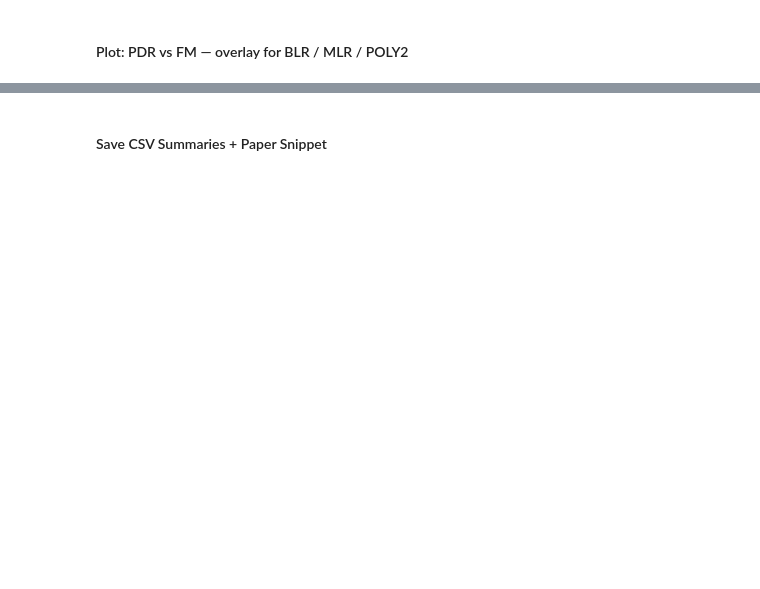
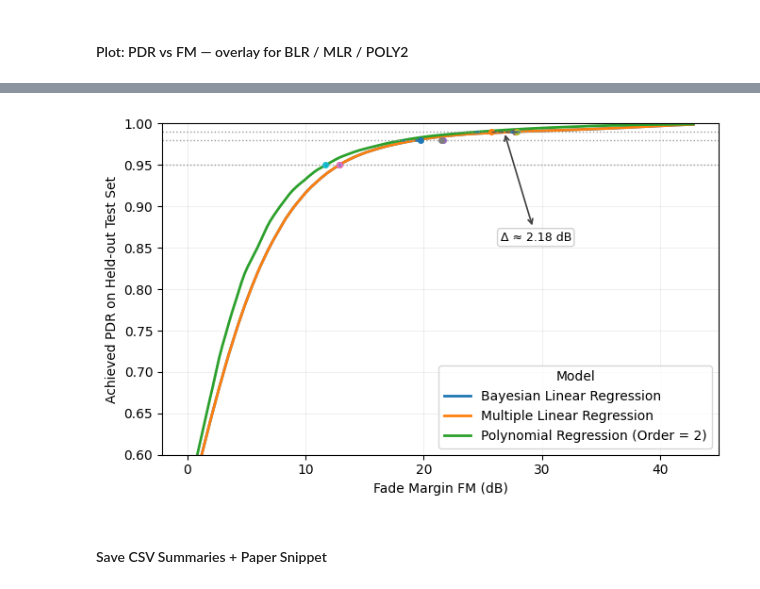
Before and after one commit to nahshonmokua/LoRaWAN-Indoor-PL-parametrics, a Jupyter notebook: 05_FADE MARGIN ANALYSIS.ipynb, the cells around one changed output, grey strips where cells are left out. Saved outputs shown, nothing was run; the diff lists cells and outputs as text; code cells hidden in the pictures; blank space fills up the shorter version.

```diff
--- a/05_FADE MARGIN ANALYSIS.ipynb
+++ b/05_FADE MARGIN ANALYSIS.ipynb
@@ -344,16 +394,17 @@ def fm_with_uncertainty(eps, p, use_parametric=True, B=5000, random_state=RANDOM
 # %% [markdown]
 #### Calibrate on OOF + Load Test Residuals
 # %%
-# Build FM table across BLR / MLR / POLY2 using OOF residuals
 rows = []
 for fam, eps in oof_residuals.items():
     for p in P_GRID:
-        out = fm_with_uncertainty(eps, p, use_parametric=True, B=5000)
+        out = fm_with_uncertainty(eps, p, use_parametric=True, B=5000,
+                                  random_state=RANDOM_STATE, cluster=oof_devices.get(fam))
         rows.append({"model": fam, **out})
 
 fm_table = pd.DataFrame(rows)
 display_cols = ["model", "p", "fm_emp", "fm_emp_lo", "fm_emp_hi",
                 "param_name", "fm_param",
-                "selected", "fm_sel", "fm_sel_lo", "fm_sel_hi", "block_len"]
-print(fm_table[display_cols].round(3).sort_values(["model","p"]).to_string(index=False))
+                "selected", "fm_sel", "fm_sel_lo", "fm_sel_hi", "block_len", "estimator_note"]
+
+display(fm_table[display_cols].round(3).sort_values(["model","p"]))
 # %% [output]
@@ -464,3 +467,82 @@ plt.show()
+# %%
+legend_map = {
+    "MLR":  "Multiple Linear Regression",
+    "BLR":  "Bayesian Linear Regression",
+    "POLY2":"Polynomial Regression (Order = 2)",
+}
+
+def pdr_curve(eps_test, fm_min=0.0, fm_max=None, num=160):
+    if fm_max is None:
+        fm_max = max(HEURISTIC_FM_DB, np.percentile(eps_test, 99.9))
+    grid = np.linspace(fm_min, fm_max, num=num)
+    pdr = np.array([np.mean(eps_test <= m) for m in grid], float)
+    return grid, pdr
+
+# Shared x-range
+eps_all = list(test_residuals.values())
+shared_fm_max = max(HEURISTIC_FM_DB, *[np.percentile(eps, 99.9) for eps in eps_all])
+
+# Curves
+curves = {}
+for fam, eps_test in test_residuals.items():
+    fm_grid, pdr_grid = pdr_curve(eps_test, fm_min=0.0, fm_max=shared_fm_max, num=160)
+    curves[fam] = {"fm_grid": fm_grid, "pdr_grid": pdr_grid}
+
+plt.figure(figsize=(6.8, 4.3))
+
+# Plot PDR curves with full names
+for fam in ["BLR", "MLR", "POLY2"]:
+    if fam in curves:
+        plt.plot(curves[fam]["fm_grid"], curves[fam]["pdr_grid"],
+                 linewidth=2, label=legend_map.get(fam, fam))
+
+# Target lines
+for p in P_GRID:
+    plt.axhline(1.0 - p, linestyle=":", linewidth=1.0, color="0.6")
+
+# Markers at calibrated FM(p) + 95% CI bars
+for fam in ["BLR", "MLR", "POLY2"]:
+    sub = fm_table[fm_table["model"] == fam]
+    for p in P_GRID:
+        r = sub[sub["p"] == p]
+        if not r.empty:
+            fm_p = float(r["fm_sel"].iloc[0])
+            y    = 1.0 - p
+            plt.plot([fm_p], [y], marker="o", markersize=4)
+            lo, hi = float(r["fm_sel_lo"].iloc[0]), float(r["fm_sel_hi"].iloc[0])
+            plt.hlines(y, lo, hi, linewidth=2, alpha=0.6)
+
+# Callout at 99% (p=0.01), POLY2 vs MLR/BLR
+p = 0.01
+y = 1.0 - p
+row_poly = fm_table[(fm_table["model"] == "POLY2") & (fm_table["p"] == p)]
+row_mlr  = fm_table[(fm_table["model"] == "MLR")   & (fm_table["p"] == p)]
+if not row_poly.empty and not row_mlr.empty:
+    x_poly = float(row_poly["fm_sel"].iloc[0])
+    x_mlr  = float(row_mlr["fm_sel"].iloc[0])
+    delta  = x_mlr - x_poly
+    # guideline + labeled arrow
+    plt.plot([x_poly, x_mlr], [y, y], linestyle="--", linewidth=1.0, color="0.35")
+    plt.annotate(
+        f"Δ ≈ {delta:.2f} dB",
+        xy=((x_poly + x_mlr)/2, y),
+        xytext=(x_poly + 0.35*(x_mlr - x_poly), y - 0.12),
+        arrowprops=dict(arrowstyle="<->", lw=1.2, color="0.25"),
+        ha="left", va="top", fontsize=9,
+        bbox=dict(boxstyle="round,pad=0.24", fc="white", ec="0.8", alpha=0.9)
+    )
+
+#plt.title("Achieved PDR vs Fade Margin (FM)")
+plt.xlabel("Fade Margin FM (dB)")
+plt.ylabel("Achieved PDR on Held-out Test Set")
+plt.ylim(0.6, 1.0)
+plt.grid(True, which="both", linewidth=0.5, alpha=0.3)
+plt.legend(title="Model", loc="lower right")
+plt.tight_layout()
+plt.savefig("Reports/FM/pdr_vs_fm_overlay.png", dpi=2000)
+plt.show()
+# %% [output]
+[figure, added]
 # %% [markdown]
 #### Save CSV Summaries + Paper Snippet
 # %%
```
Also changed, not shown: parts of 7 cells of this notebook, 5 other files.
